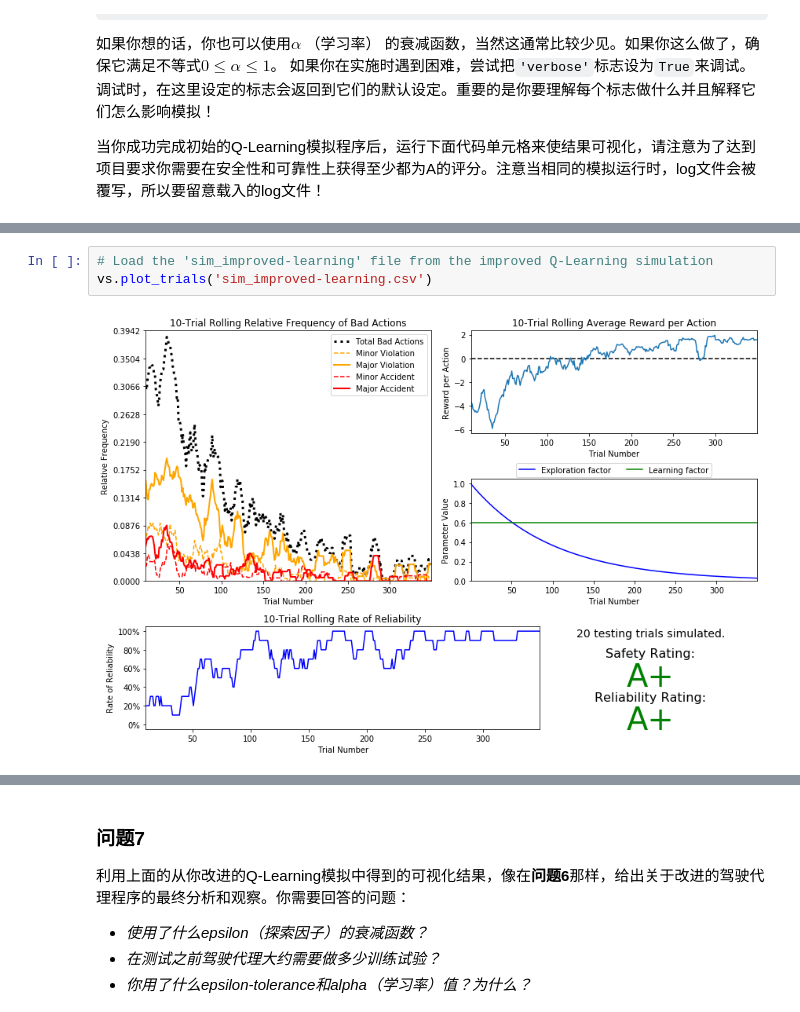
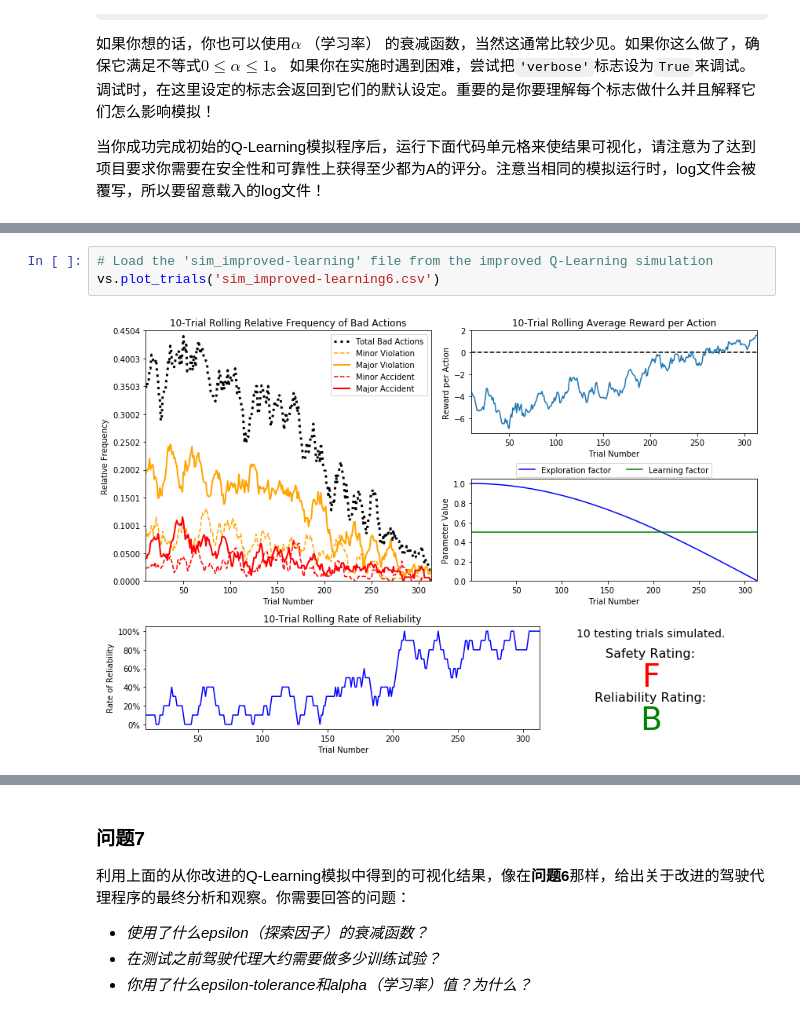
Before and after one commit to jameszhou89/machine-learning-projects, a Jupyter notebook: Project4/smartcab.ipynb, the cells around one changed output, grey strips where cells are left out. Saved outputs shown, nothing was run; the diff lists cells and outputs as text; some formulas as TeX source.

```diff
--- a/Project4/smartcab.ipynb
+++ b/Project4/smartcab.ipynb
@@ -236,5 +279,5 @@ vs.plot_trials('sim_improved-learning.csv')
 # %%
 # Load the 'sim_improved-learning' file from the improved Q-Learning simulation
-vs.plot_trials('sim_improved-learning.csv')
+vs.plot_trials('sim_improved-learning6.csv')
 # %% [output]
-[figure, old version]
+[figure, new version]
```
Also changed, not shown: parts of 19 cells of this notebook, 2 other files.
